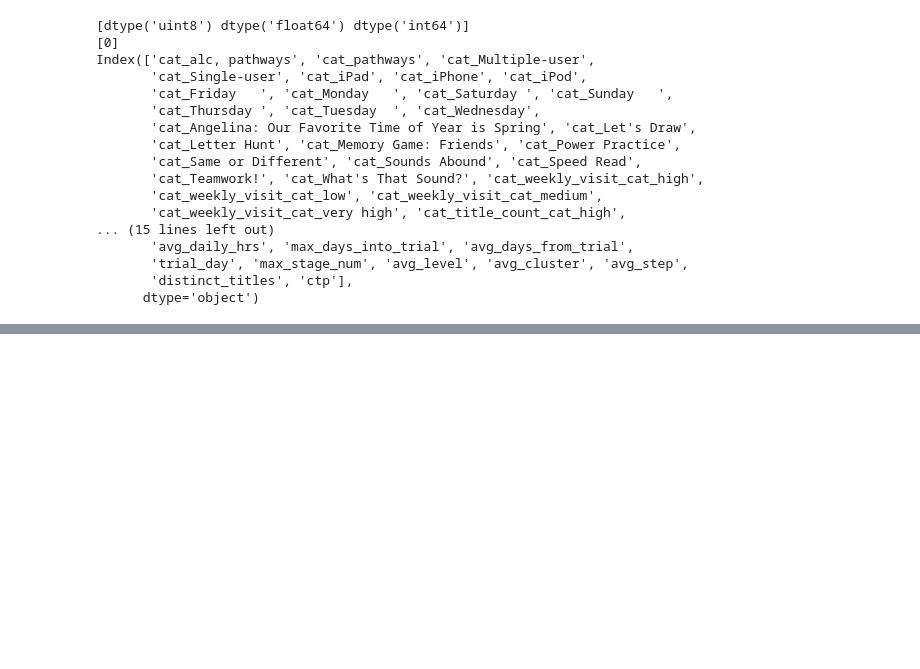
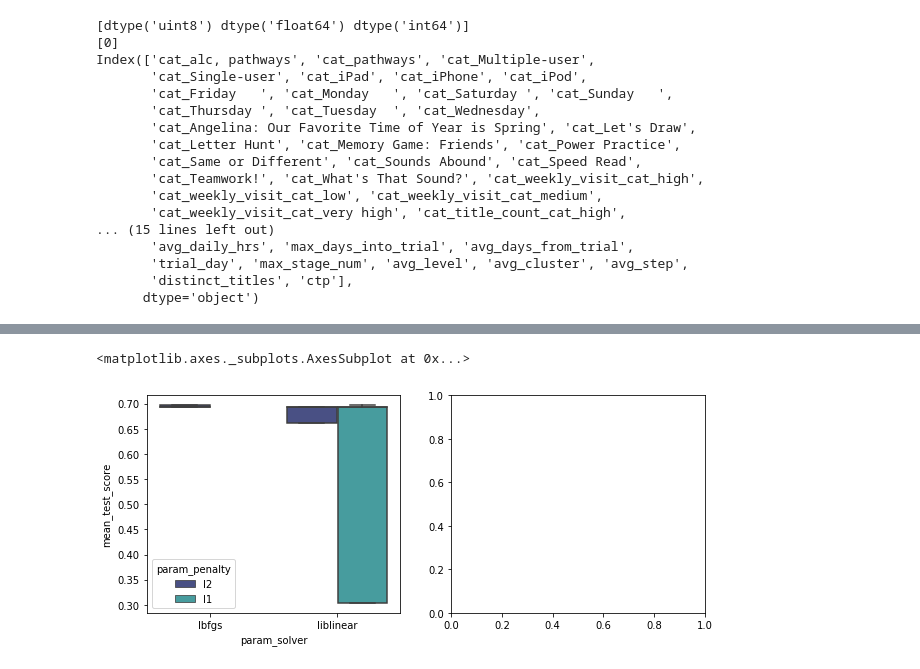
Before and after one commit to christinejiang11/personal_projects, a Jupyter notebook: Homer_Recommendation/Homer_CTP_Classification.ipynb, the cells around one changed output, grey strips where cells are left out. Drawn from its saved outputs; the diff is of its cells as text; code cells hidden in the pictures; blank space fills up the shorter version.

```diff
--- a/Homer_Recommendation/Homer_CTP_Classification.ipynb
+++ b/Homer_Recommendation/Homer_CTP_Classification.ipynb
@@ -428,0 +463,7 @@ plot_importances(scores)
+# %%
+#Logistic Regression scatterplots: how does the penalty type, C value, and solver type impact model performance?
+figure, subaxes = plt.subplots(1,2,figsize=(10,4))
+sns.boxplot(log_df['param_solver'], log_df['mean_test_score'], hue=log_df['param_penalty'],palette='mako', ax=subaxes[0])
+# %% [output]
+<matplotlib.axes._subplots.AxesSubplot at 0x...>
+[figure, added]
```
Also changed, not shown: parts of 17 cells of this notebook.
